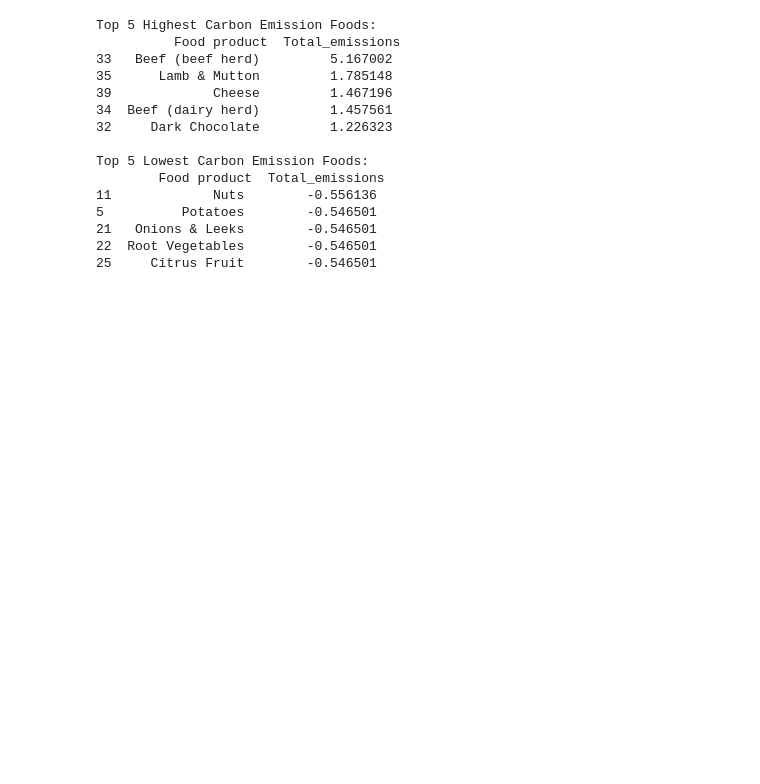
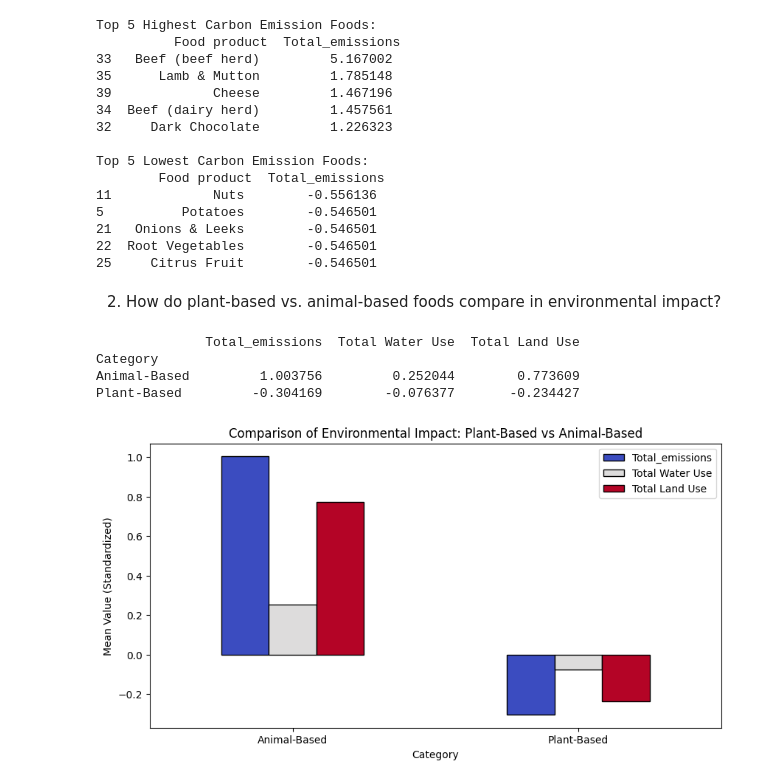
Before and after one commit to Victor-Osei/Environmental-Impact-of-Food-Production-Analysis, a Jupyter notebook: fpa.ipynb, the cells around one changed output. Saved outputs shown, nothing was run; the diff lists cells and outputs as text; code cells hidden in the pictures; blank space fills up the shorter version.

```diff
--- a/fpa.ipynb
+++ b/fpa.ipynb
@@ -637,3 +637,24 @@ Top 5 Lowest Carbon Emission Foods:
 21   Onions & Leeks        -0.546501
 22  Root Vegetables        -0.546501
 25     Citrus Fruit        -0.546501
+# %% [markdown]
+2. How do plant-based vs. animal-based foods compare in environmental impact?
+# %%
+# Group by Category and calculate mean emissions, water, and land use
+category_means = df.groupby("Category")[["Total_emissions", "Total Water Use", "Total Land Use"]].mean()
+
+# Display results
+print(category_means)
+
+# Visualize
+category_means.plot(kind="bar", figsize=(10, 5), colormap="coolwarm", edgecolor="black")
+plt.title("Comparison of Environmental Impact: Plant-Based vs Animal-Based")
+plt.ylabel("Mean Value (Standardized)")
+plt.xticks(rotation=0)
+plt.show()
+# %% [output]
+              Total_emissions  Total Water Use  Total Land Use
+Category
+Animal-Based         1.003756         0.252044        0.773609
+Plant-Based         -0.304169        -0.076377       -0.234427
+[figure, added]
```
